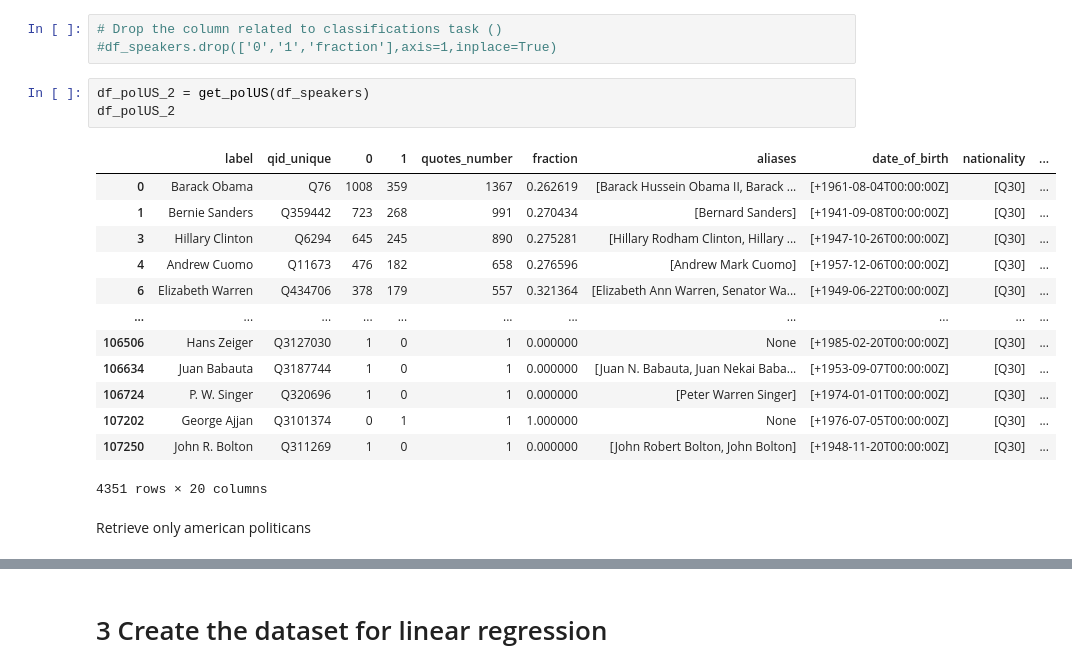
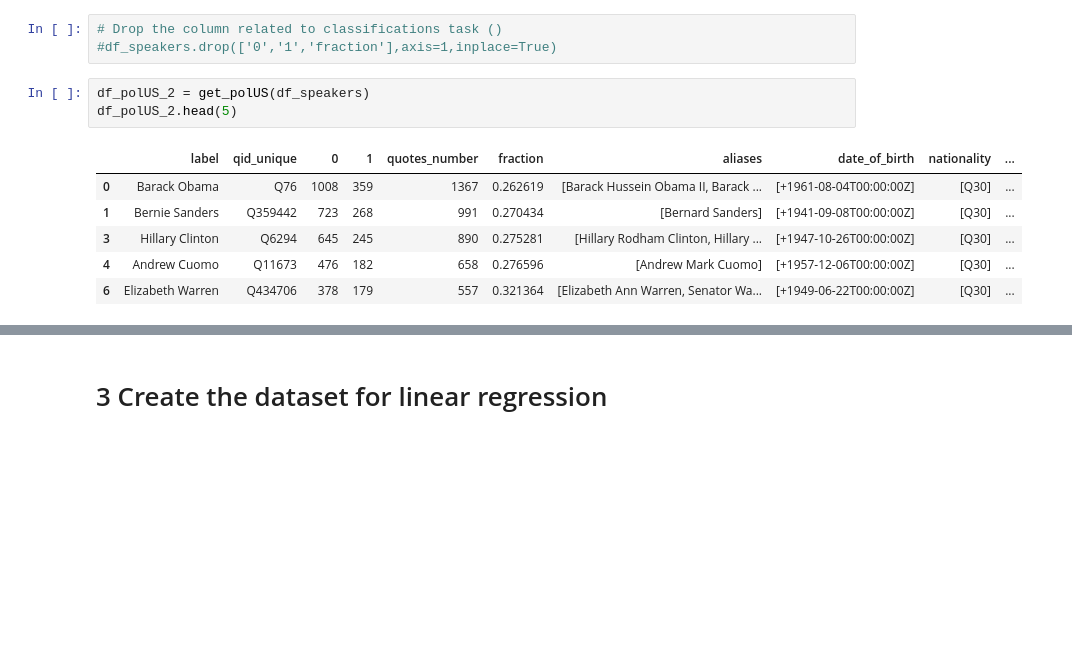
Before and after one commit to epfl-ada/ada-2021-project-adacadabra, a Jupyter notebook: ANALYSIS/Aggregation_political.ipynb, the cells around one changed output, grey strips where cells are left out. Cells and saved outputs as stored; diff of their text form; blank space fills up the shorter version.

```diff
--- a/ANALYSIS/Aggregation_political.ipynb
+++ b/ANALYSIS/Aggregation_political.ipynb
@@ -49,20 +40,11 @@ df_speakers.head()
 #df_speakers.drop(['0','1','fraction'],axis=1,inplace=True)
 # %%
 df_polUS_2 = get_polUS(df_speakers)
-df_polUS_2
+df_polUS_2.head(5)
 # %% [output]
 |  | label | qid_unique | 0 | 1 | quotes_number | fraction | aliases | date_of_birth | nationality | ... |
 | 0 | Barack Obama | Q76 | 1008 | 359 | 1367 | 0.262619 | [Barack Hussein Obama II, Barack ... | [+1961-08-04T00:00:00Z] | [Q30] | ... |
 | 1 | Bernie Sanders | Q359442 | 723 | 268 | 991 | 0.270434 | [Bernard Sanders] | [+1941-09-08T00:00:00Z] | [Q30] | ... |
 | 3 | Hillary Clinton | Q6294 | 645 | 245 | 890 | 0.275281 | [Hillary Rodham Clinton, Hillary ... | [+1947-10-26T00:00:00Z] | [Q30] | ... |
 | 4 | Andrew Cuomo | Q11673 | 476 | 182 | 658 | 0.276596 | [Andrew Mark Cuomo] | [+1957-12-06T00:00:00Z] | [Q30] | ... |
 | 6 | Elizabeth Warren | Q434706 | 378 | 179 | 557 | 0.321364 | [Elizabeth Ann Warren, Senator Wa... | [+1949-06-22T00:00:00Z] | [Q30] | ... |
-| ... | ... | ... | ... | ... | ... | ... | ... | ... | ... | ... |
-| 106506 | Hans Zeiger | Q3127030 | 1 | 0 | 1 | 0.000000 | None | [+1985-02-20T00:00:00Z] | [Q30] | ... |
-| 106634 | Juan Babauta | Q3187744 | 1 | 0 | 1 | 0.000000 | [Juan N. Babauta, Juan Nekai Baba... | [+1953-09-07T00:00:00Z] | [Q30] | ... |
-| 106724 | P. W. Singer | Q320696 | 1 | 0 | 1 | 0.000000 | [Peter Warren Singer] | [+1974-01-01T00:00:00Z] | [Q30] | ... |
-| 107202 | George Ajjan | Q3101374 | 0 | 1 | 1 | 1.000000 | None | [+1976-07-05T00:00:00Z] | [Q30] | ... |
-| 107250 | John R. Bolton | Q311269 | 1 | 0 | 1 | 0.000000 | [John Robert Bolton, John Bolton] | [+1948-11-20T00:00:00Z] | [Q30] | ... |
-4351 rows × 20 columns
-# %% [markdown]
-Retrieve only american politicans
```
Also changed, not shown: parts of 4 cells of this notebook.
